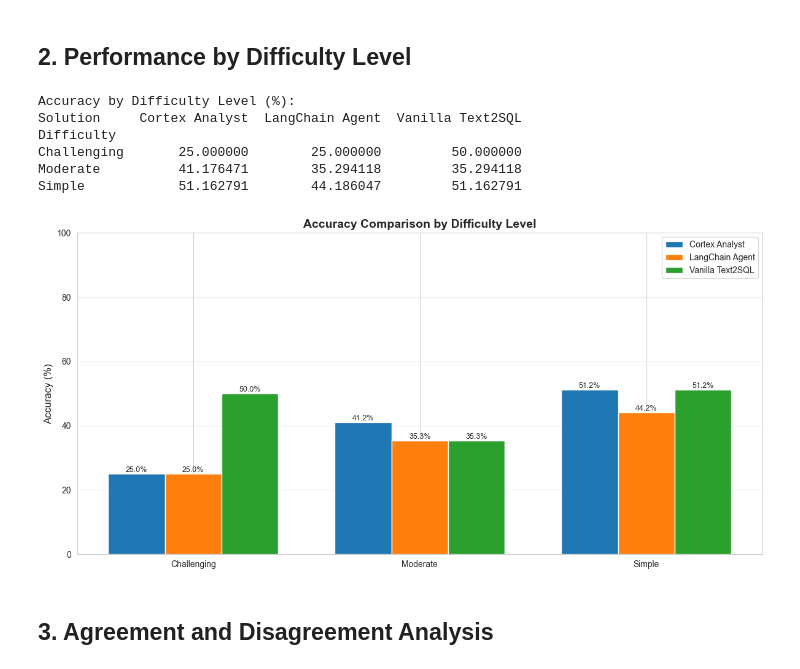
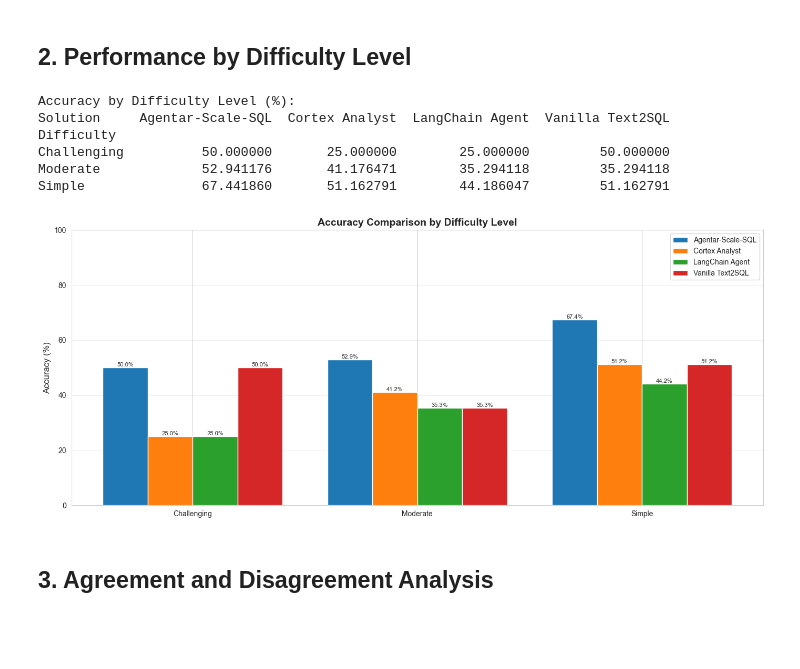
Before and after one commit to gavinHuang/eval_playground, a Jupyter notebook: bird-sql/analysis.ipynb, the cells around one changed output. Saved outputs shown, nothing was run; the diff lists cells and outputs as text; code cells hidden in the pictures; blank space fills up the shorter version.

Commit message:
add agentar solution

```diff
--- a/bird-sql/analysis.ipynb
+++ b/bird-sql/analysis.ipynb
@@ -111,7 +133,8 @@ Columns in dataset: ['question_id', 'question', 'evidence', 'difficulty', 'expec
 solutions = {
     'Cortex Analyst': 'Cortex_Analyst',
     'LangChain Agent': 'LangChain_Agent',
-    'Vanilla Text2SQL': 'Vanilla_Text2SQL'
+    'Vanilla Text2SQL': 'Vanilla_Text2SQL',
+    'Agentar-Scale-SQL': 'Agentar_Scale_SQL'
 }
 
 results_summary = []
@@ -179,44 +203,44 @@ for difficulty in ['simple', 'moderate', 'challenging']:
 difficulty_df = pd.DataFrame(difficulty_analysis)
 pivot_df = difficulty_df.pivot(index='Difficulty', columns='Solution', values='Accuracy (%)')
 
 print("\nAccuracy by Difficulty Level (%):")
 print(pivot_df.to_string())
 
 # Visualize
-fig, ax = plt.subplots(figsize=(12, 6))
+fig, ax = plt.subplots(figsize=(14, 6))
 x = np.arange(len(pivot_df.index))
-width = 0.25
+width = 0.2
 
-colors = ['#1f77b4', '#ff7f0e', '#2ca02c']
+colors = ['#1f77b4', '#ff7f0e', '#2ca02c', '#d62728']
 for i, (col, color) in enumerate(zip(pivot_df.columns, colors)):
-    offset = width * (i - 1)
+    offset = width * (i - 1.5)
     bars = ax.bar(x + offset, pivot_df[col], width, label=col, color=color)
 
     # Add value labels
     for bar in bars:
         height = bar.get_height()
         ax.text(bar.get_x() + bar.get_width()/2., height,
                 f'{height:.1f}%',
-                ha='center', va='bottom', fontsize=9)
+                ha='center', va='bottom', fontsize=8)
 
 ax.set_ylabel('Accuracy (%)', fontsize=12)
 ax.set_title('Accuracy Comparison by Difficulty Level', fontsize=14, fontweight='bold')
 ax.set_xticks(x)
 ax.set_xticklabels(pivot_df.index)
-ax.legend(fontsize=10)
+ax.legend(fontsize=10, loc='upper right')
 ax.set_ylim([0, 100])
 ax.grid(axis='y', alpha=0.3)
 
 plt.tight_layout()
 plt.show()
 # %% [output]
 Accuracy by Difficulty Level (%):
-Solution     Cortex Analyst  LangChain Agent  Vanilla Text2SQL
+Solution     Agentar-Scale-SQL  Cortex Analyst  LangChain Agent  Vanilla Text2SQL
 Difficulty
-Challenging       25.000000        25.000000         50.000000
-Moderate          41.176471        35.294118         35.294118
-Simple            51.162791        44.186047         51.162791
+Challenging          50.000000       25.000000        25.000000         50.000000
+Moderate             52.941176       41.176471        35.294118         35.294118
+Simple               67.441860       51.162791        44.186047         51.162791
-[figure, old version]
+[figure, new version]
 # %% [markdown]
 ## 3. Agreement and Disagreement Analysis
 # %%
```
Also changed, not shown: parts of 8 cells of this notebook, 16 other files.
